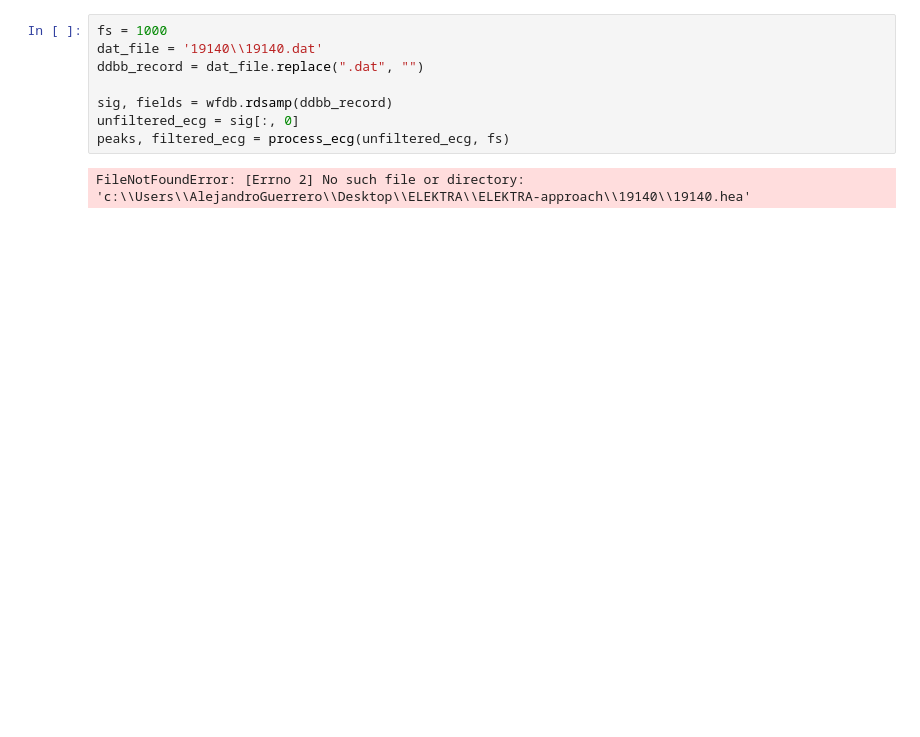
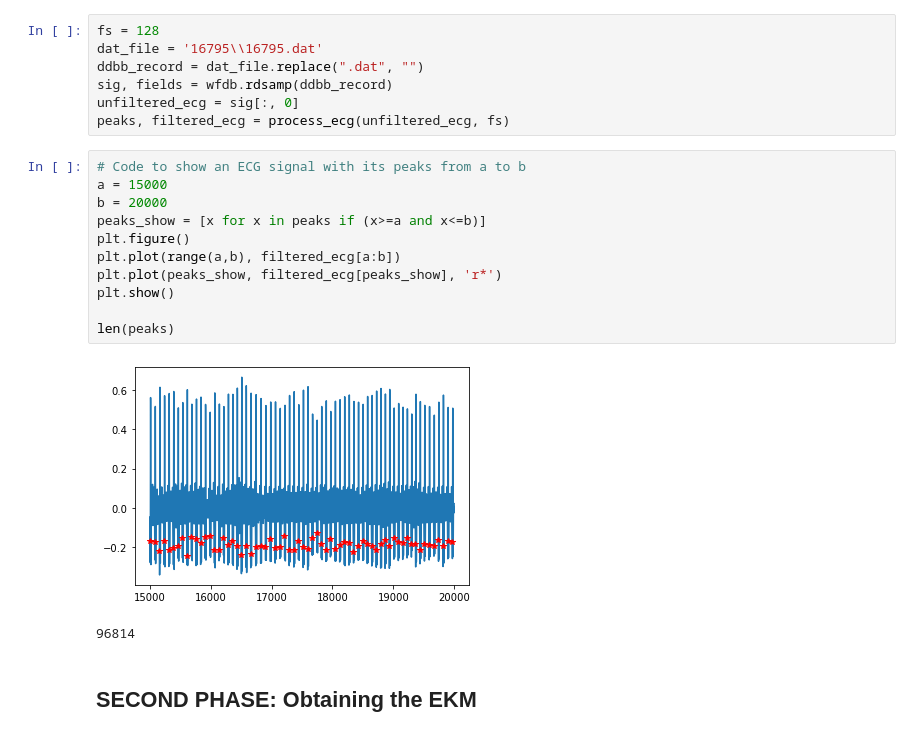
Before and after one commit to cfusterbarcelo/ELEKTRA-approach, a Jupyter notebook: EKM-notebook.ipynb, the cells around one changed output. Cells and saved outputs as stored; diff of their text form; blank space fills up the shorter version.

```diff
--- a/EKM-notebook.ipynb
+++ b/EKM-notebook.ipynb
@@ -93,10 +114,23 @@ def save_ecm(norm_ecm, train_filled, test_filled, train_ecms, test_ecms, path_te
 # %%
-fs = 1000
-dat_file = '19140\\19140.dat'
+fs = 128
+dat_file = '16795\\16795.dat'
 ddbb_record = dat_file.replace(".dat", "")
-
 sig, fields = wfdb.rdsamp(ddbb_record)
 unfiltered_ecg = sig[:, 0]
 peaks, filtered_ecg = process_ecg(unfiltered_ecg, fs)
-# %% [output]
-FileNotFoundError: [Errno 2] No such file or directory: 'c:\\Users\\AlejandroGuerrero\\Desktop\\ELEKTRA\\ELEKTRA-approach\\19140\\19140.hea'
+# %%
+# Code to show an ECG signal with its peaks from a to b
+a = 15000
+b = 20000
+peaks_show = [x for x in peaks if (x>=a and x<=b)]
+plt.figure()
+plt.plot(range(a,b), filtered_ecg[a:b])
+plt.plot(peaks_show, filtered_ecg[peaks_show], 'r*')
+plt.show()
+
+len(peaks)
+# %% [output]
+[figure, added]
+96814
+# %% [markdown]
+## SECOND PHASE: Obtaining the EKM
```
Also changed, not shown: parts of 7 cells of this notebook, 24 other files.
